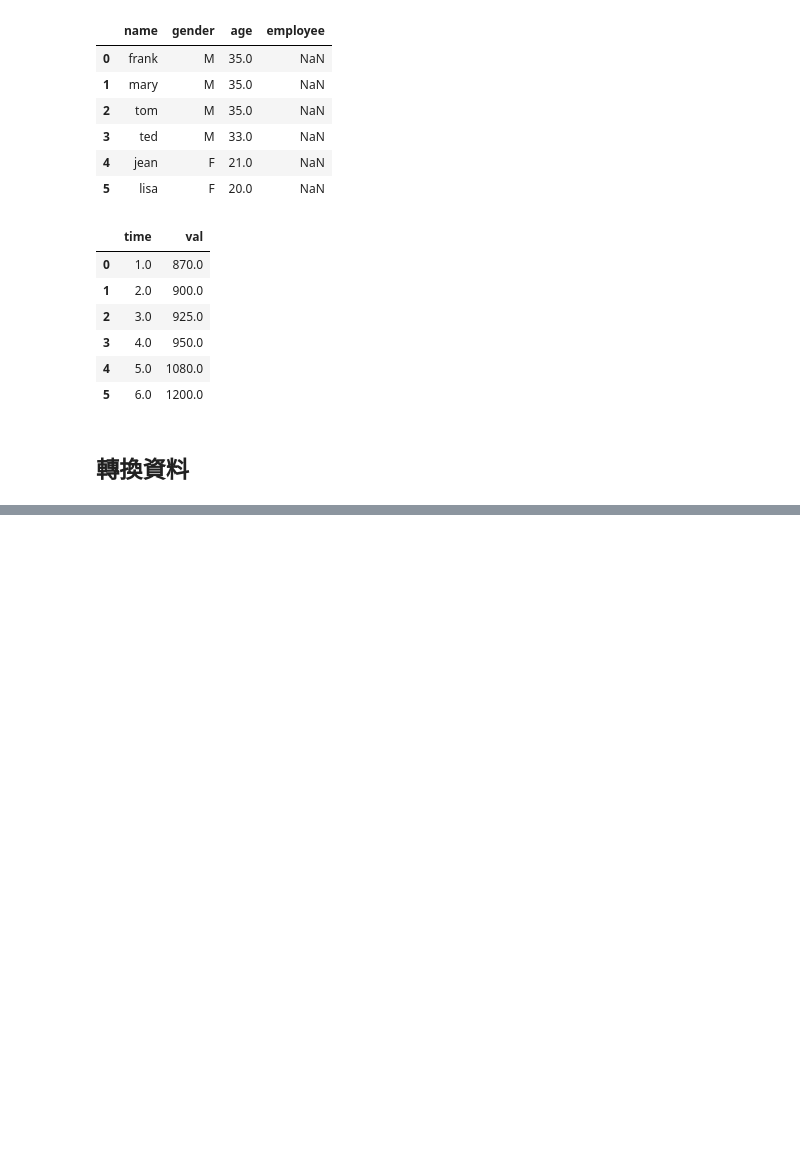
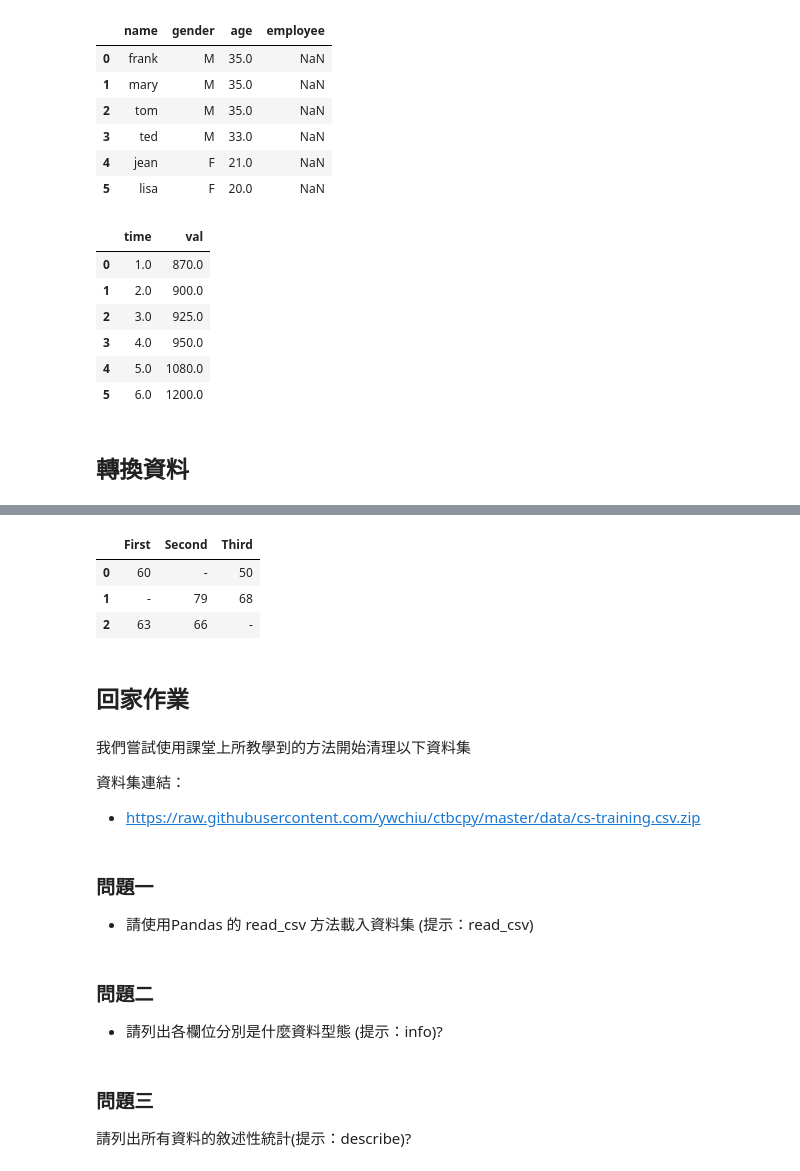
Before and after one commit to ywchiu/chinalife, a Jupyter notebook: Demo20190924.ipynb, the cells around one changed output, grey strips where cells are left out. Saved outputs shown, nothing was run; the diff lists cells and outputs as text; code cells hidden in the pictures; blank space fills up the shorter version.

```diff
--- a/Demo20190924.ipynb
+++ b/Demo20190924.ipynb
@@ -1295,0 +1427,25 @@ HTTPError: HTTP Error 404: Not Found
+# %%
+df.applymap(lambda e: '-' if pandas.isnull(e) else e)
+# %% [output]
+|  | First | Second | Third |
+| 0 | 60 | - | 50 |
+| 1 | - | 79 | 68 |
+| 2 | 63 | 66 | - |
+# %% [markdown]
+## 回家作業
+# %% [markdown]
+我們嘗試使用課堂上所教學到的方法開始清理以下資料集
+
+資料集連結：
+
+- https://raw.githubusercontent.com/ywchiu/ctbcpy/master/data/cs-training.csv.zip
+# %% [markdown]
+### 問題一
+- 請使用Pandas 的 read_csv 方法載入資料集 (提示：read_csv)
+# %% [markdown]
+### 問題二
+- 請列出各欄位分別是什麼資料型態 (提示：info)?
+# %% [markdown]
+### 問題三
+
+請列出所有資料的敘述性統計(提示：describe)?
```
Also changed, not shown: parts of 25 cells of this notebook.
